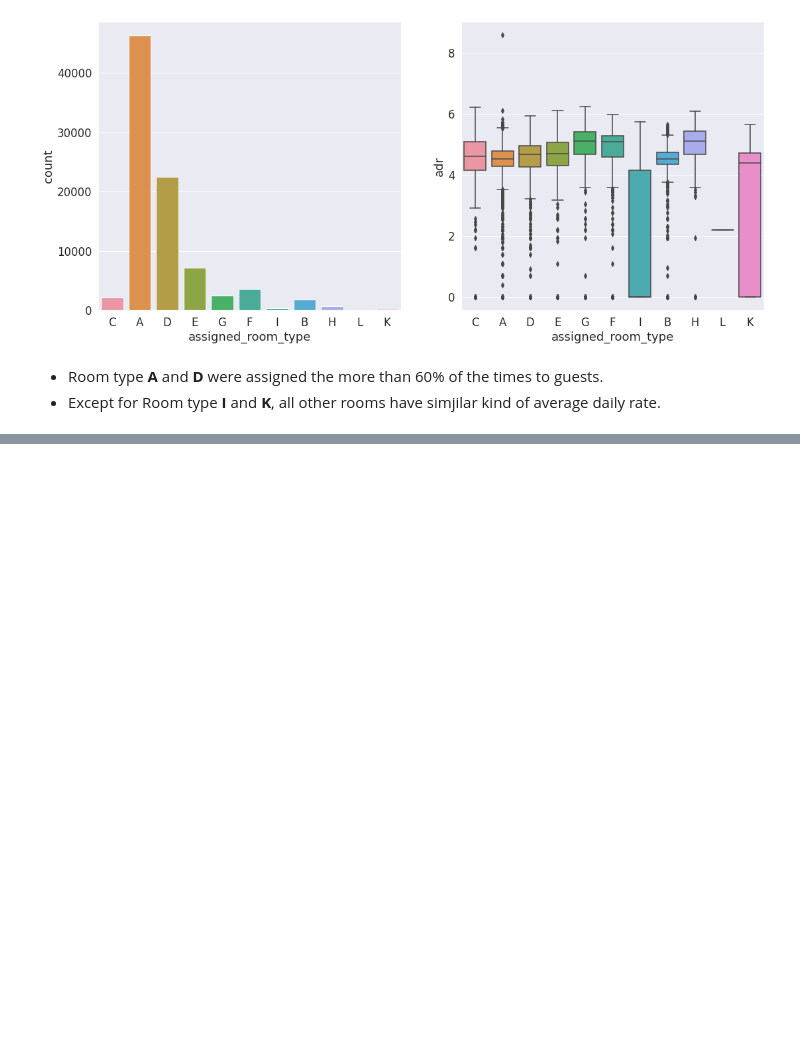
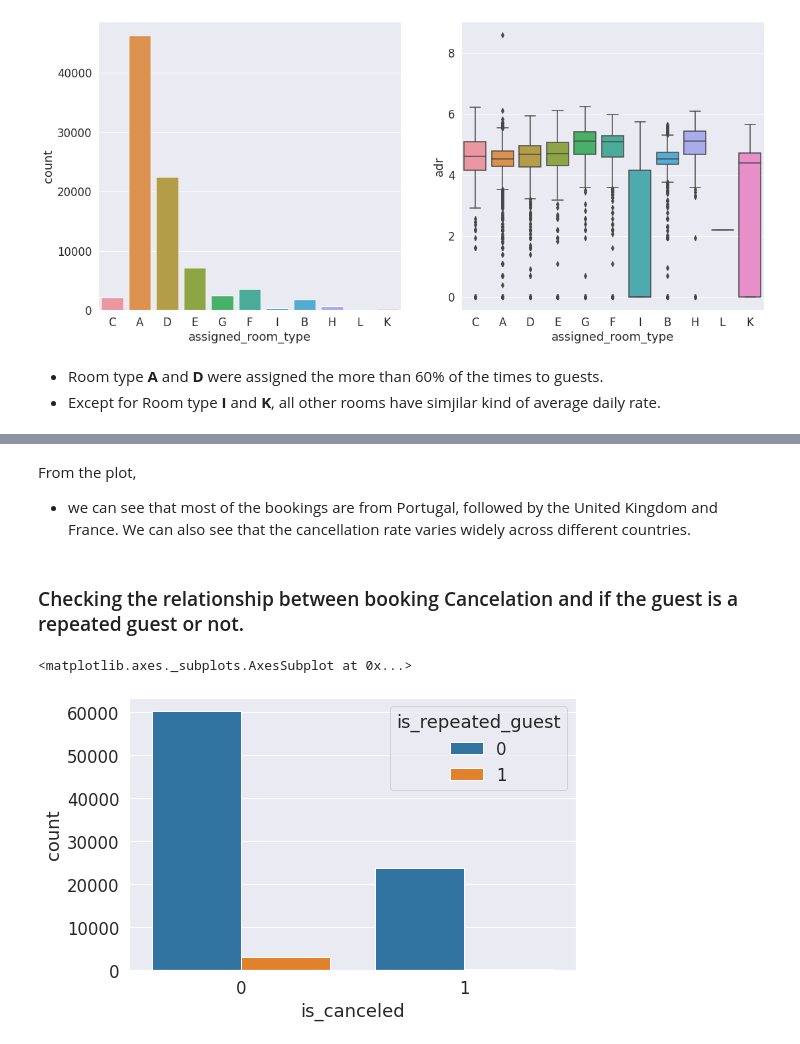
Before and after one commit to RanojoyBiswas/Hotel-Booking-Analysis-EDA-, a Jupyter notebook: Hotel_Booking_Analysis.ipynb, the cells around one changed output, grey strips where cells are left out. Saved outputs shown, nothing was run; the diff lists cells and outputs as text; code cells hidden in the pictures; blank space fills up the shorter version.

```diff
--- a/Hotel_Booking_Analysis.ipynb
+++ b/Hotel_Booking_Analysis.ipynb
@@ -540,0 +611,11 @@ plt.show()
+# %% [markdown]
+From the plot,
+* we can see that most of the bookings are from Portugal, followed by the United Kingdom and France. We can also see that the cancellation rate varies widely across different countries.
+# %% [markdown]
+### Checking the relationship between booking Cancelation and if the guest is a repeated guest or not.
+# %%
+plt.figure(figsize = (8,5))
+sns.countplot(x='is_canceled', hue = 'is_repeated_guest', data=df, palette = 'tab10')
+# %% [output]
+<matplotlib.axes._subplots.AxesSubplot at 0x...>
+[figure, added]
```
Also changed, not shown: parts of 39 cells of this notebook.
